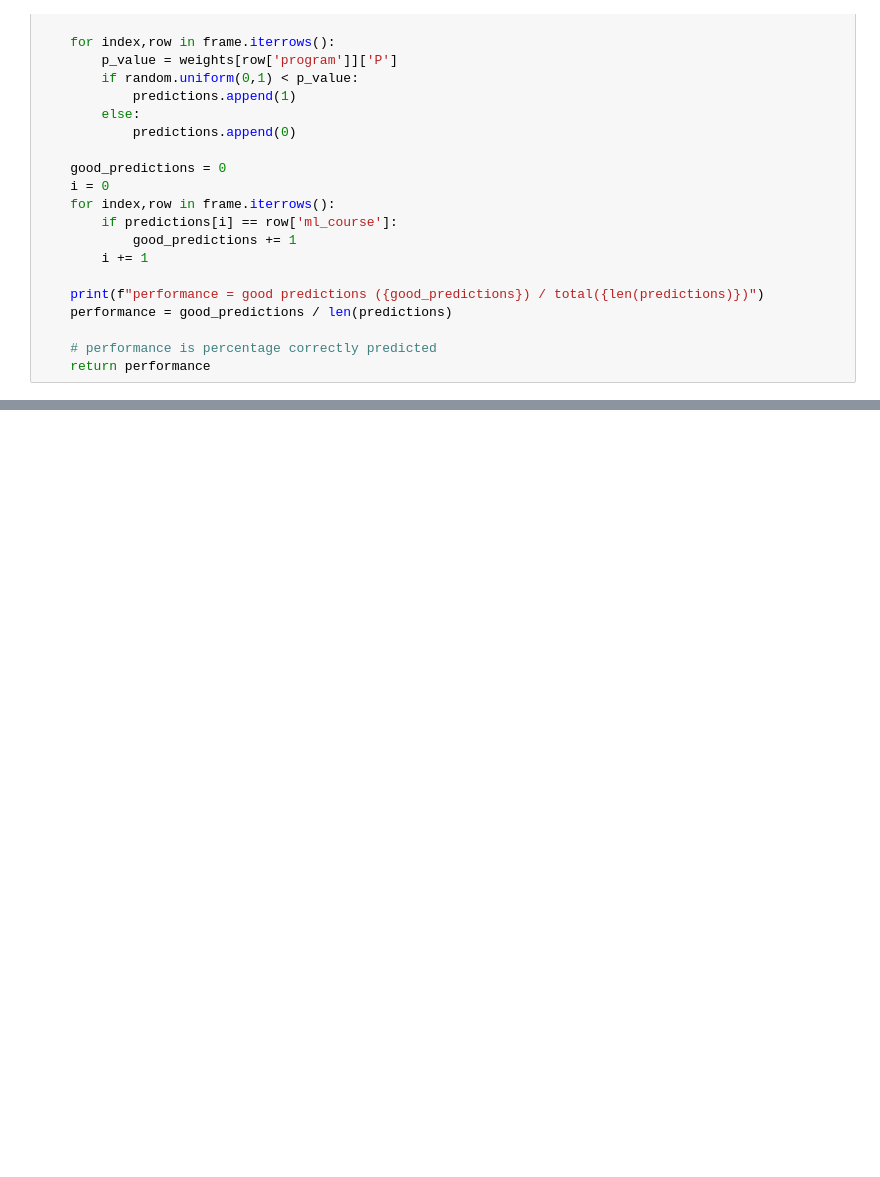
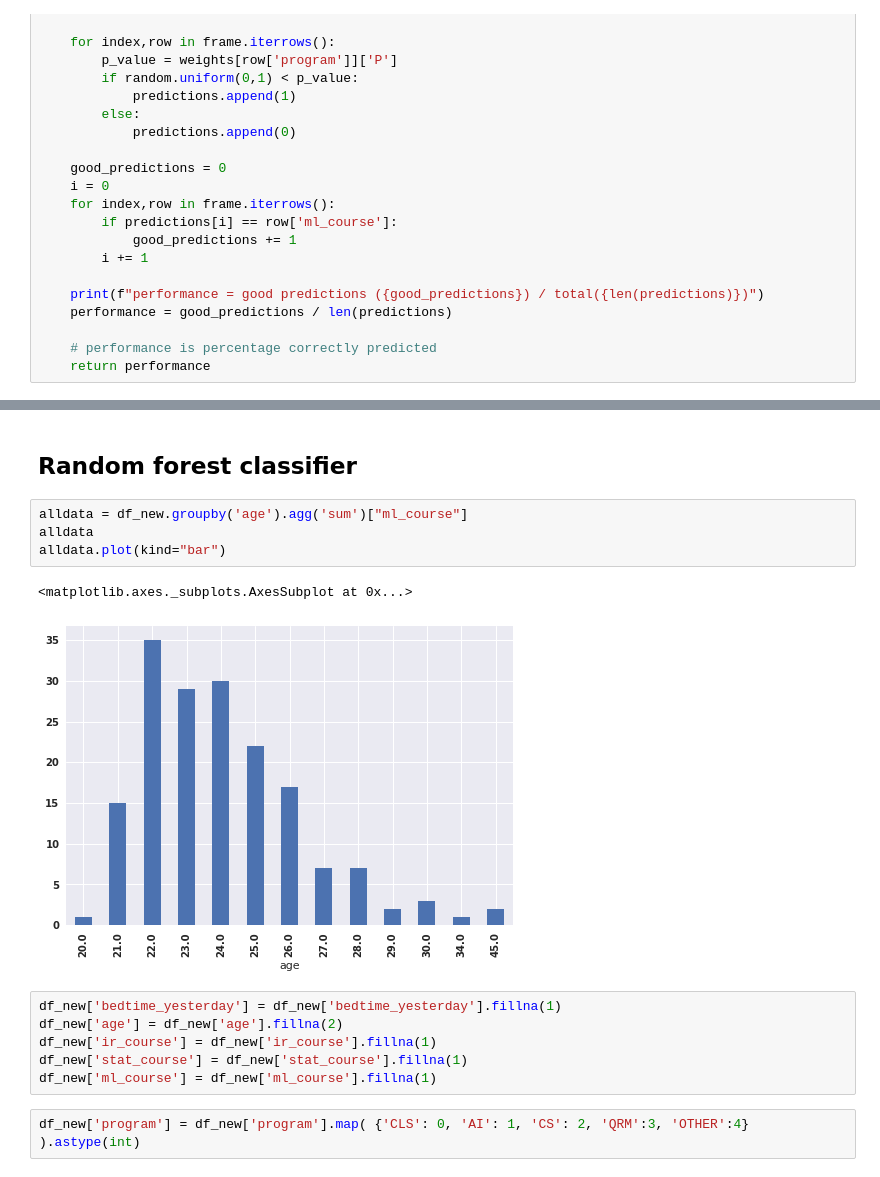
Before and after one commit to NatasjaWezel/DataMiningTechniques, a Jupyter notebook: assignment1_task1.ipynb, the cells around one changed output, grey strips where cells are left out. Drawn from its saved outputs; the diff is of its cells as text; blank space fills up the shorter version.

Commit message:
random forest classifier in task1

```diff
--- a/assignment1_task1.ipynb
+++ b/assignment1_task1.ipynb
@@ -724,0 +883,17 @@ regression(df_new)
+# %% [markdown]
+## Random forest classifier
+# %%
+alldata = df_new.groupby('age').agg('sum')["ml_course"]
+alldata
+alldata.plot(kind="bar")
+# %% [output]
+<matplotlib.axes._subplots.AxesSubplot at 0x...>
+[figure, added]
+# %%
+df_new['bedtime_yesterday'] = df_new['bedtime_yesterday'].fillna(1)
+df_new['age'] = df_new['age'].fillna(2)
+df_new['ir_course'] = df_new['ir_course'].fillna(1)
+df_new['stat_course'] = df_new['stat_course'].fillna(1)
+df_new['ml_course'] = df_new['ml_course'].fillna(1)
+# %%
+df_new['program'] = df_new['program'].map( {'CLS': 0, 'AI': 1, 'CS': 2, 'QRM':3, 'OTHER':4} ).astype(int)
```
Also changed, not shown: parts of 34 cells of this notebook, 3 other files.
